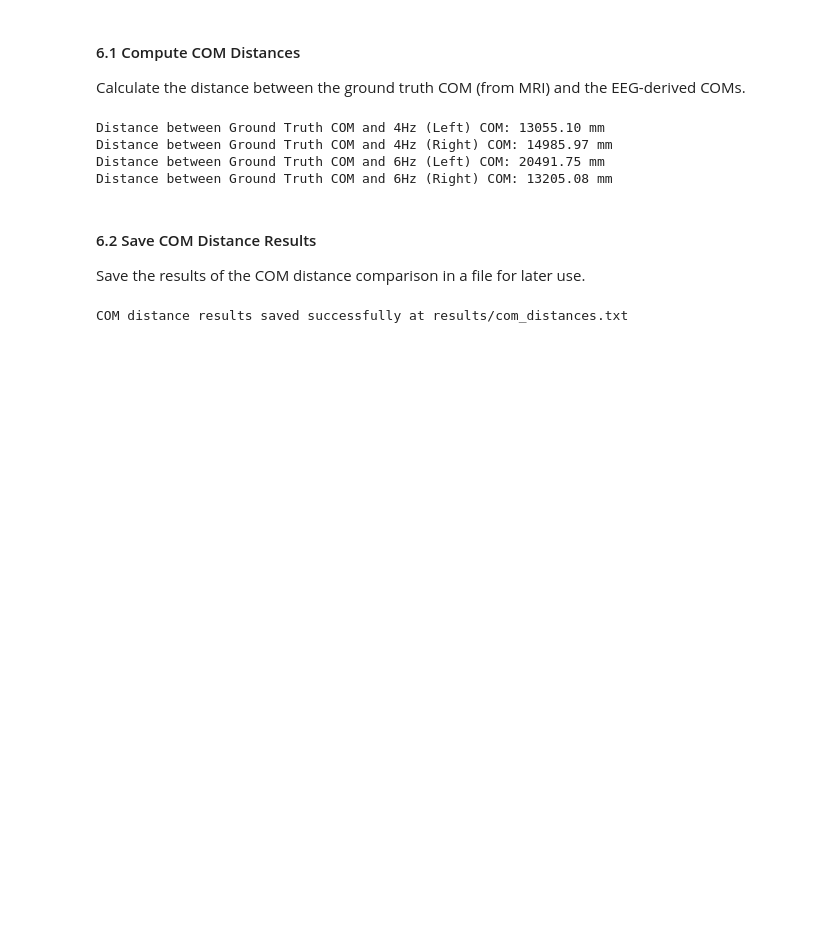
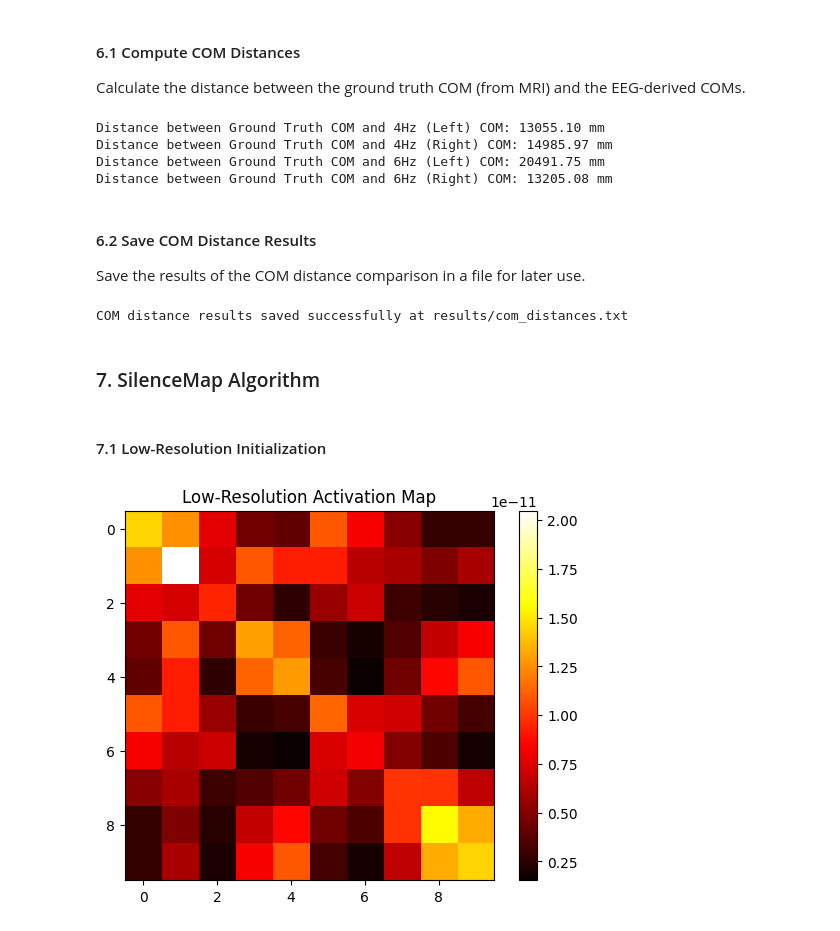
Before and after one commit to michaela10c/SilenceMap-Adaptation-and-Extensions, a Jupyter notebook: Part1-SilenceMap_Replication.ipynb, the cells around one changed output. Drawn from its saved outputs; the diff is of its cells as text; code cells hidden in the pictures; blank space fills up the shorter version.

Commit message:
SilenceMap Algorithm implement attempted
Low-resolution init + High-resolution refinement

```diff
--- a/Part1-SilenceMap_Replication.ipynb
+++ b/Part1-SilenceMap_Replication.ipynb
@@ -1180,3 +1168,7 @@ with open(com_distance_results_path, "w") as f:
 print(f"COM distance results saved successfully at {com_distance_results_path}")
 # %% [output]
 COM distance results saved successfully at results/com_distances.txt
+# %% [markdown]
+### 7. SilenceMap Algorithm
+# %% [markdown]
+#### 7.1 Low-Resolution Initialization
@@ -1182,0 +1208,35 @@ COM distance results saved successfully at results/com_distances.txt
+# %%
+## Step 1: Low-Resolution Initialization
+def low_resolution_initialization(raw, resolution=10):
+    """
+    Perform low-resolution initialization to identify regions of interest.
+
+    Parameters:
+        raw (Raw): Preprocessed EEG data.
+        resolution (int): Grid resolution (default is 10).
+
+    Returns:
+        low_res_map: Initial activation map at low resolution.
+    """
+    # Generate a low-resolution grid
+    low_res_grid = np.linspace(0, raw.info['nchan'], resolution)
+
+    # Initialize low-res activation map
+    low_res_map = np.zeros((len(low_res_grid), len(low_res_grid)))
+
+    # Compute activation for each grid point
+    for i, x in enumerate(low_res_grid):
+        for j, y in enumerate(low_res_grid):
+            activation = compute_activation_at_point(raw, x, y)
+            low_res_map[i, j] = activation
+
+    return low_res_map
+
+## Visualize Low-Resolution Map
+low_res_map = low_resolution_initialization(raw)
+plt.imshow(low_res_map, cmap="hot")
+plt.title("Low-Resolution Activation Map")
+plt.colorbar()
+plt.show()
+# %% [output]
+[figure, added]
```
Also changed, not shown: parts of 9 cells of this notebook, 3 other files.
